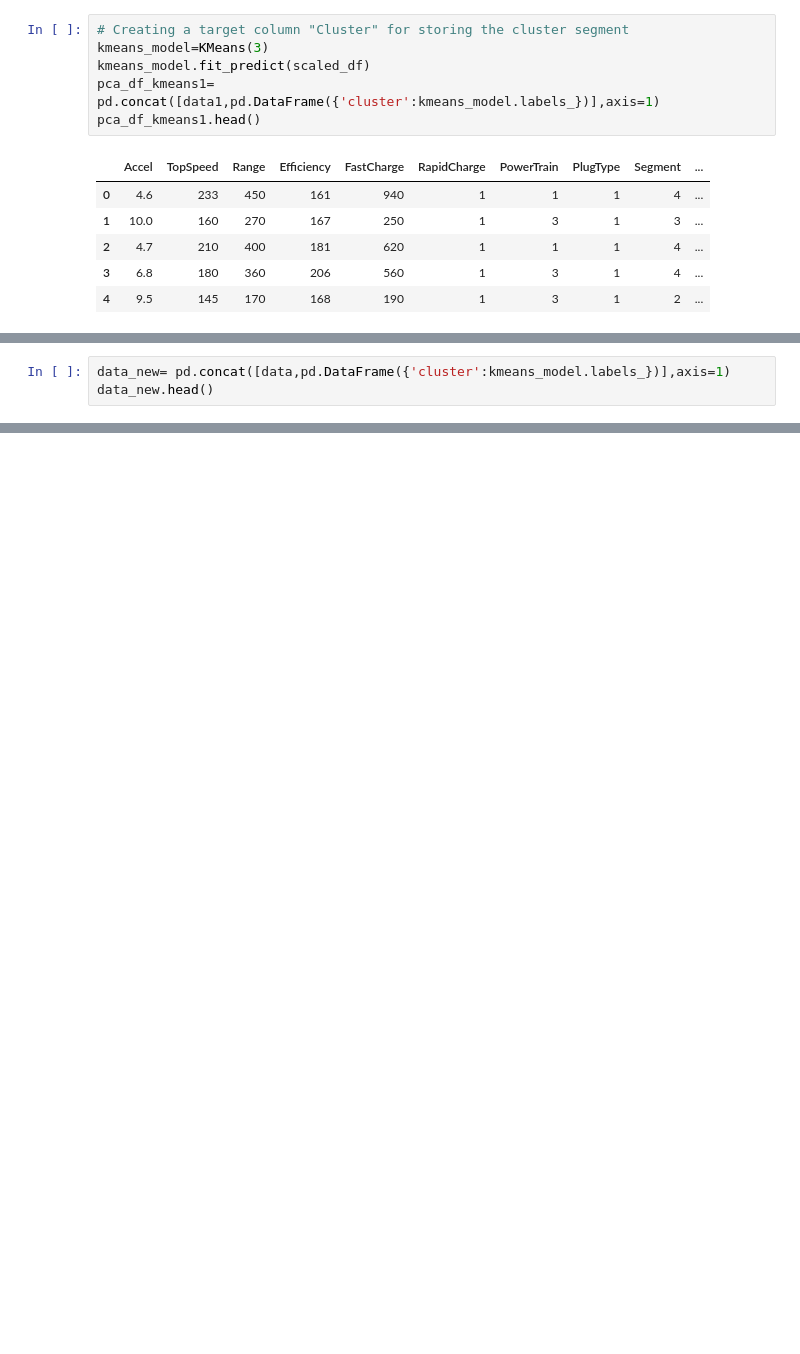
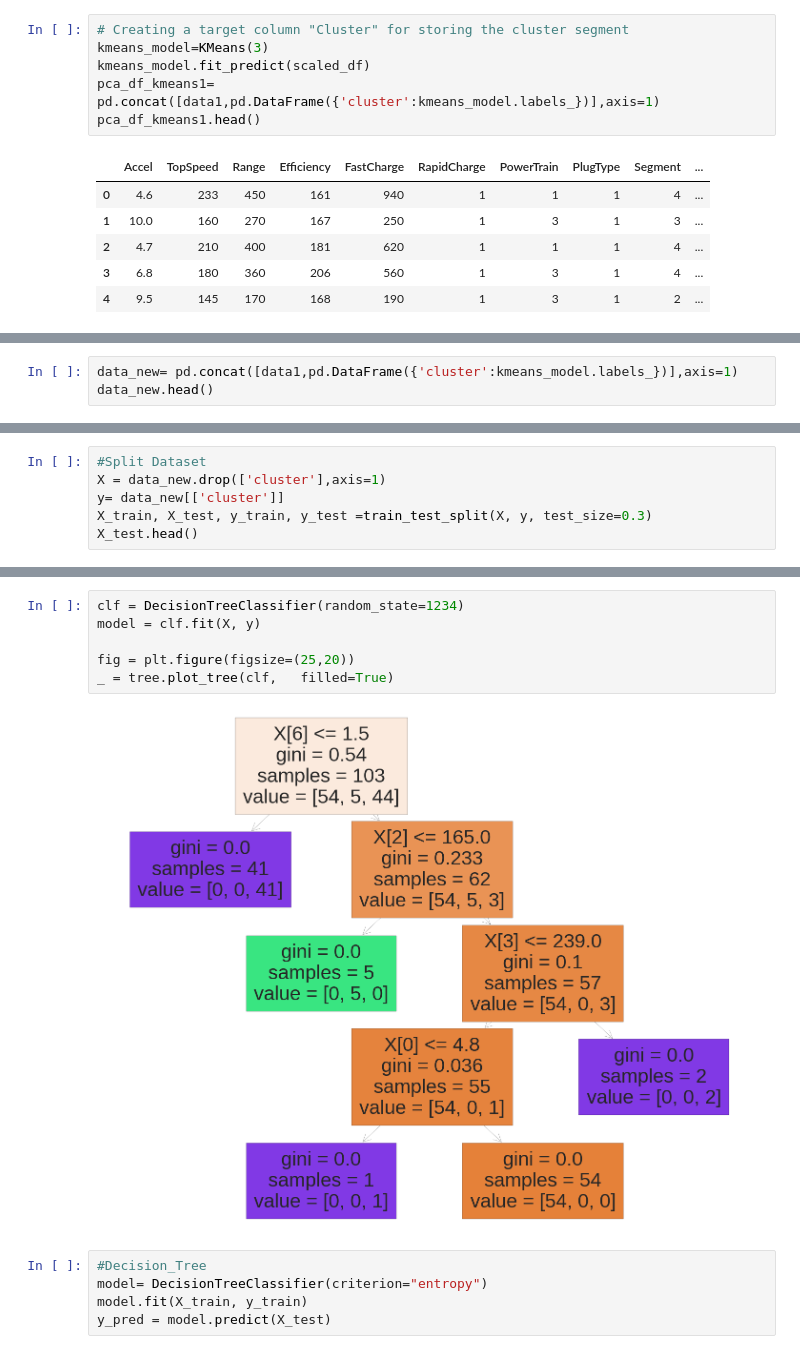
Before and after one commit to deepak03c/EV_Market_Segmentation, a Jupyter notebook: CLUSTERING_MODEL.ipynb, the cells around one changed output, grey strips where cells are left out. Saved outputs shown, nothing was run; the diff lists cells and outputs as text; blank space fills up the shorter version.

```diff
--- a/CLUSTERING_MODEL.ipynb
+++ b/CLUSTERING_MODEL.ipynb
@@ -632,4 +623,4 @@ data.head()
 # %%
-data_new= pd.concat([data,pd.DataFrame({'cluster':kmeans_model.labels_})],axis=1)
+data_new= pd.concat([data1,pd.DataFrame({'cluster':kmeans_model.labels_})],axis=1)
 data_new.head()
 # %% [output]
@@ -641,0 +633,6 @@ data_new.head()
+# %%
+#Split Dataset
+X = data_new.drop(['cluster'],axis=1)
+y= data_new[['cluster']]
+X_train, X_test, y_train, y_test =train_test_split(X, y, test_size=0.3)
+X_test.head()
@@ -641,0 +655,13 @@ data_new.head()
+# %%
+clf = DecisionTreeClassifier(random_state=1234)
+model = clf.fit(X, y)
+
+fig = plt.figure(figsize=(25,20))
+_ = tree.plot_tree(clf,   filled=True)
+# %% [output]
+[figure, added]
+# %%
+#Decision_Tree
+model= DecisionTreeClassifier(criterion="entropy")
+model.fit(X_train, y_train)
+y_pred = model.predict(X_test)
```
Also changed, not shown: parts of 17 cells of this notebook.
